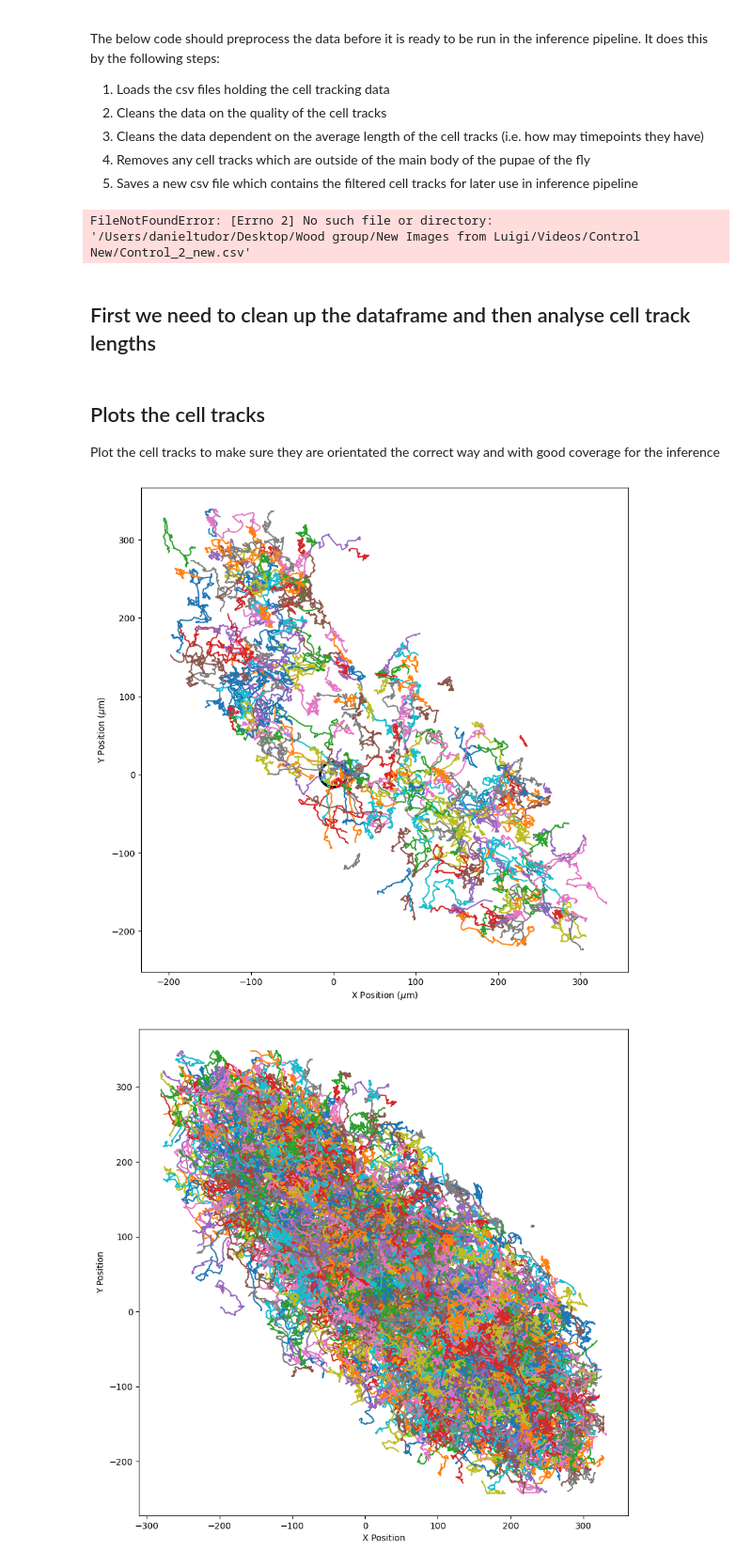
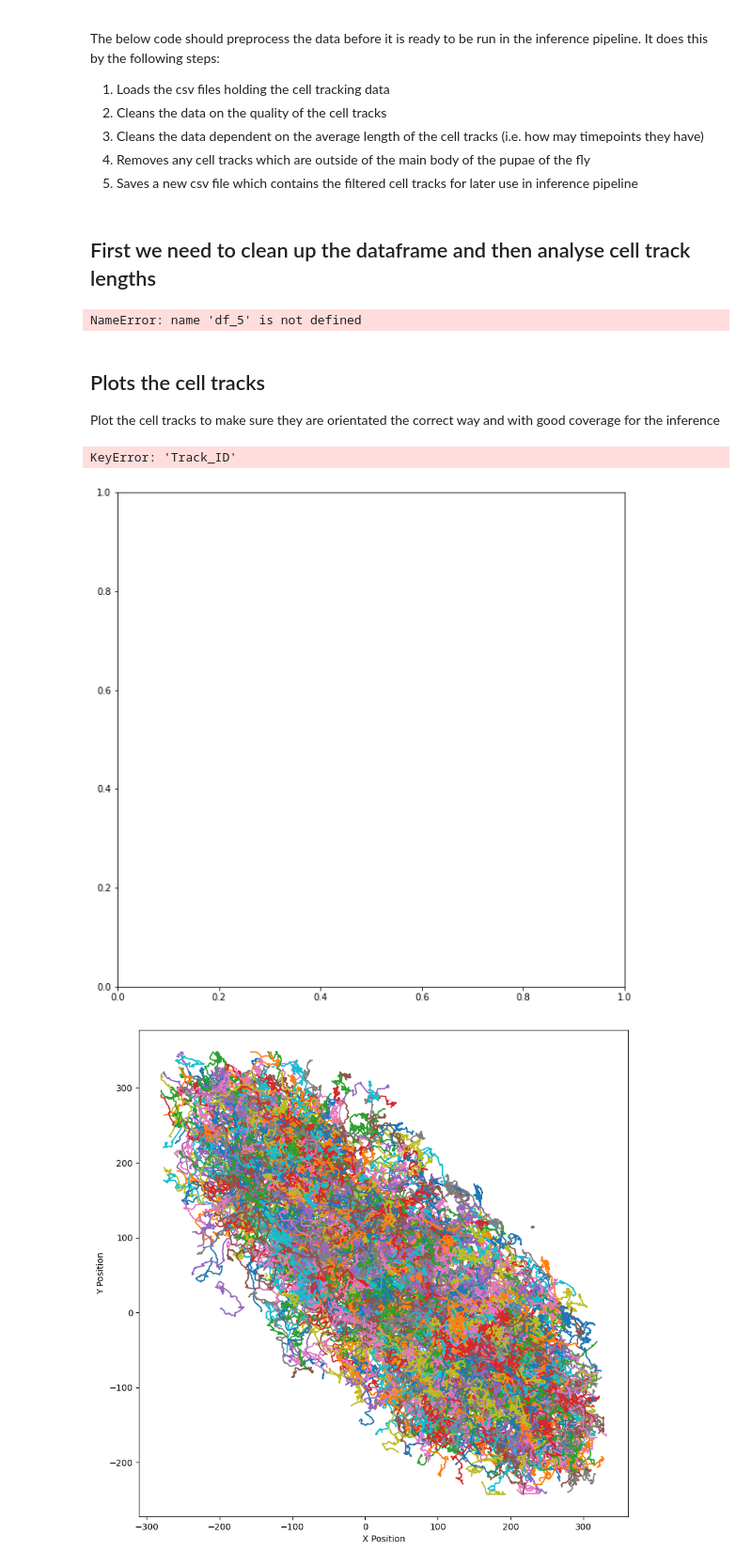
Before and after one commit to Schumacher-group/ImmuneCellMigrationAnalysis, a Jupyter notebook: Notebooks/Cell tracking processing pipeline.ipynb, the cells around one changed output. Shown at 94% size. Cells and saved outputs as stored; diff of their text form; code cells hidden in the pictures.

```diff
--- a/Notebooks/Cell tracking processing pipeline.ipynb
+++ b/Notebooks/Cell tracking processing pipeline.ipynb
@@ -2,6 +2,7 @@
 import pandas as pd
 import numpy as np
 import matplotlib.pyplot as plt
+filepath = '../data/cell_tracks/'
 # %% [markdown]
 ### To do
 1. Make the file loading procedure generic
@@ -19,32 +20,30 @@ The below code should preprocess the data before it is ready to be run in the in
 7. Saves a new csv file which contains the filtered cell tracks for later use in inference pipeline
 # %%
 # Control
-df1 = pd.read_csv('/Users/danieltudor/Desktop/Wood group/New Images from Luigi/Videos/Control New/Control_2_new.csv') # Macrophage cell tracks
-#df2 = pd.read_csv('/Users/danieltudor/Desktop/Wood group/New Images from Luigi/Videos/Control New/Control_3_new.csv') # Macrophage cell tracks
-#df3 = pd.read_csv('/Users/danieltudor/Desktop/Wood group/New Images from Luigi/Videos/Control New/Control_4_new.csv') # Macrophage cell tracks
-#df4 = pd.read_csv('/Users/danieltudor/Desktop/Wood group/New Images from Luigi/Videos/Control New/Control_5_new.csv') # Macrophage cell tracks
-#df5 = pd.read_csv('/Users/danieltudor/Desktop/Wood group/New Images from Luigi/Videos/Control New/Control_6_new.csv') # Macrophage cell tracks
-#df6 = pd.read_csv('/Users/danieltudor/Desktop/Wood group/New Images from Luigi/Videos/Control New/Control_7_new.csv') # Macrophage cell tracks
+# df1 = pd.read_csv(filepath+'Control New/Control_2_new.csv') # Macrophage cell tracks
+#df2 = pd.read_csv(filepath+'Control New/Control_3_new.csv') # Macrophage cell tracks
+#df3 = pd.read_csv(filepath+'Control New/Control_4_new.csv') # Macrophage cell tracks
+#df4 = pd.read_csv(filepath+'Control New/Control_5_new.csv') # Macrophage cell tracks
+df5 = pd.read_csv(filepath+'Control New/Control_6_new.csv') # Macrophage cell tracks
+#df6 = pd.read_csv(filepath+'Control New/Control_7_new.csv') # Macrophage cell tracks
 
 # MCR
 
-#df1 = pd.read_csv('/Users/danieltudor/Desktop/Wood group/New Images from Luigi/Videos/MCR New/MCR New 1.csv')
-#df2 = pd.read_csv('/Users/danieltudor/Desktop/Wood group/New Images from Luigi/Videos/MCR New/MCR New 2.csv')
-#df3 = pd.read_csv('/Users/danieltudor/Desktop/Wood group/New Images from Luigi/Videos/MCR New/MCR New 4.csv')
-#df4 = pd.read_csv('/Users/danieltudor/Desktop/Wood group/New Images from Luigi/Videos/MCR New/MCR New 5.csv')
+#df1 = pd.read_csv(filepath+'MCR New/MCR New 1.csv')
+#df2 = pd.read_csv(filepath+'MCR New/MCR New 2.csv')
+#df3 = pd.read_csv(filepath+'MCR New/MCR New 4.csv')
+#df4 = pd.read_csv(filepath+'MCR New/MCR New 5.csv')
 #
 # MCR half wound
 
-#df_h1 = pd.read_csv('/Users/danieltudor/Desktop/Wood group/New Images from Luigi/Videos/Half wound MCR /Half MCR New 3.csv')
-#df_h2 = pd.read_csv('/Users/danieltudor/Desktop/Wood group/New Images from Luigi/Videos/Half wound MCR /Half MCR New 4.csv')
-#df_h3 = pd.read_csv('/Users/danieltudor/Desktop/Wood group/New Images from Luigi/Videos/Half wound MCR /Half MCR New 5.csv')
-#df_h4 = pd.read_csv('/Users/danieltudor/Desktop/Wood group/New Images from Luigi/Videos/Half wound MCR /Half MCR New 6.csv')
+#df_h1 = pd.read_csv(filepath+'Half wound MCR /Half MCR New 3.csv')
+#df_h2 = pd.read_csv(filepath+'Half wound MCR /Half MCR New 4.csv')
+#df_h3 = pd.read_csv(filepath+'Half wound MCR /Half MCR New 5.csv')
+#df_h4 = pd.read_csv(filepath+'Half wound MCR /Half MCR New 6.csv')
 
  # Needs to be run for each time point? or could just have it remove cells which comes in contact with the FB cell tracks for more than 1 time point? i.e. 3 time points?
  # Maybe for first pass through the data any cell which comes in contact with FB cell is removed
 #df2['TRACK_ID'].nunique()
-# %% [output]
-FileNotFoundError: [Errno 2] No such file or directory: '/Users/danieltudor/Desktop/Wood group/New Images from Luigi/Videos/Control New/Control_2_new.csv'
 # %% [markdown]
 ## First we need to clean up the dataframe and then analyse cell track lengths
 # %%
@@ -130,16 +129,18 @@ df_1 = centre_at_zero(filtered_df_1,231,(565.688-341), "B")
 #df_6 = centre_at_zero(filtered_df_6,281,(565.688-333), "G")
 # %%
-df_1['t'] = df_1['t'].div(60) # Reset times to minutes
+# df_1['t'] = df_1['t'].div(60) # Reset times to minutes
 #df_2['t'] = df_2['t'].div(60)
 #df_3['t'] = df_3['t'].div(60)
 #df_4['t'] = df_4['t'].div(60)
-#df_5['t'] = df_5['t'].div(60)
+# df_5['t'] = df_5['t'].div(60)
 #df_6['t'] = df_6['t'].div(60)
 
 #df_h1['t'] = df_h1['t'].div(60)
 #df_h2['t'] = df_h2['t'].div(60)
 #df_h3['t'] = df_h3['t'].div(60)
 #df_h4['t'] = df_h4['t'].div(60)
+# %% [output]
+NameError: name 'df_5' is not defined
 # %%
 # Create a new dataframe with all the macrophage tracking data
 #McList = [df_1,df_2,df_3,df_4]#,df_5,df_6]
@@ -158,22 +159,23 @@ Plot the cell tracks to make sure they are orientated the correct way and with g
 from matplotlib.patches import Circle
 # %%
 fig, ax = plt.subplots(figsize=(10, 10))
-total_cells = df_1
+total_cells = df5
 for track_id in total_cells['Track_ID'].unique():
     # get the x and y coordinates for the current track
     x = total_cells[total_cells['Track_ID'] == track_id]['x']
     y = total_cells[total_cells['Track_ID'] == track_id]['y']
     # plot the track as a line
     ax.plot(x, y)
 # add axis labels and legend
 circ1 = Circle((0,0), 16, facecolor='None', edgecolor='k', lw=3, alpha = 1)
 ax.add_patch(circ1)
 ax.set_xlabel('X Position ($\mu$m)')
 ax.set_ylabel('Y Position ($\mu$m)')
 plt.savefig("Control Cell tracking.pdf")
 plt.show()
 # %% [output]
+KeyError: 'Track_ID'
-[figure, old version]
+[figure, new version]
 # %%
 fig, ax = plt.subplots(figsize=(10, 10))
 for track_id in total_cells['Track_ID'].unique():
```
Also changed, not shown: parts of 2 cells of this notebook, 7 other files.
